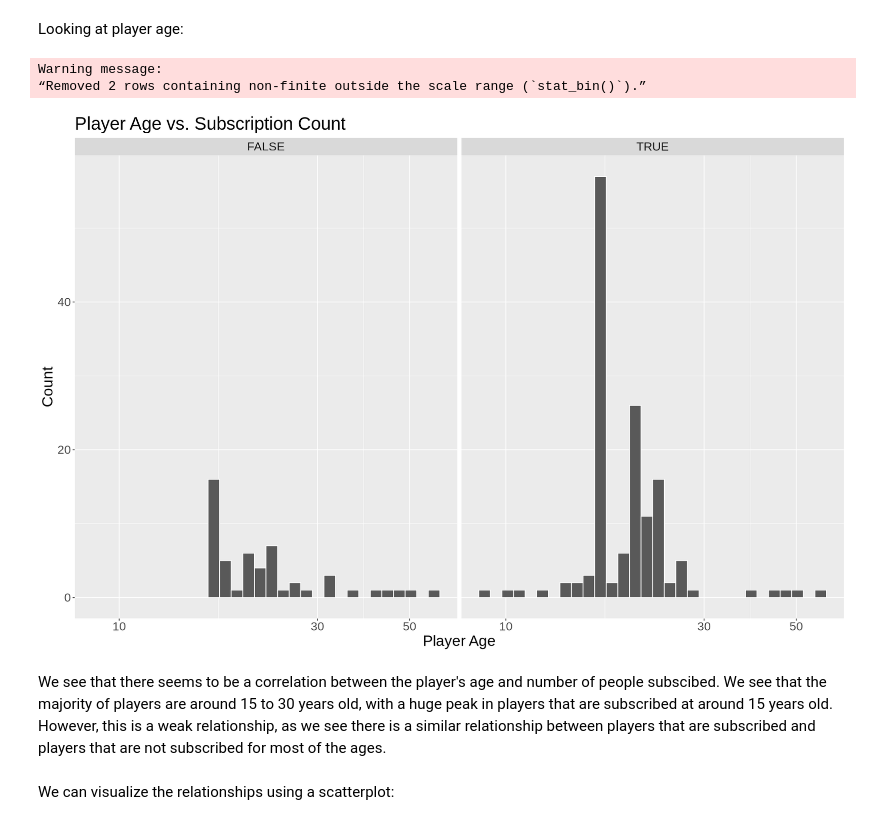
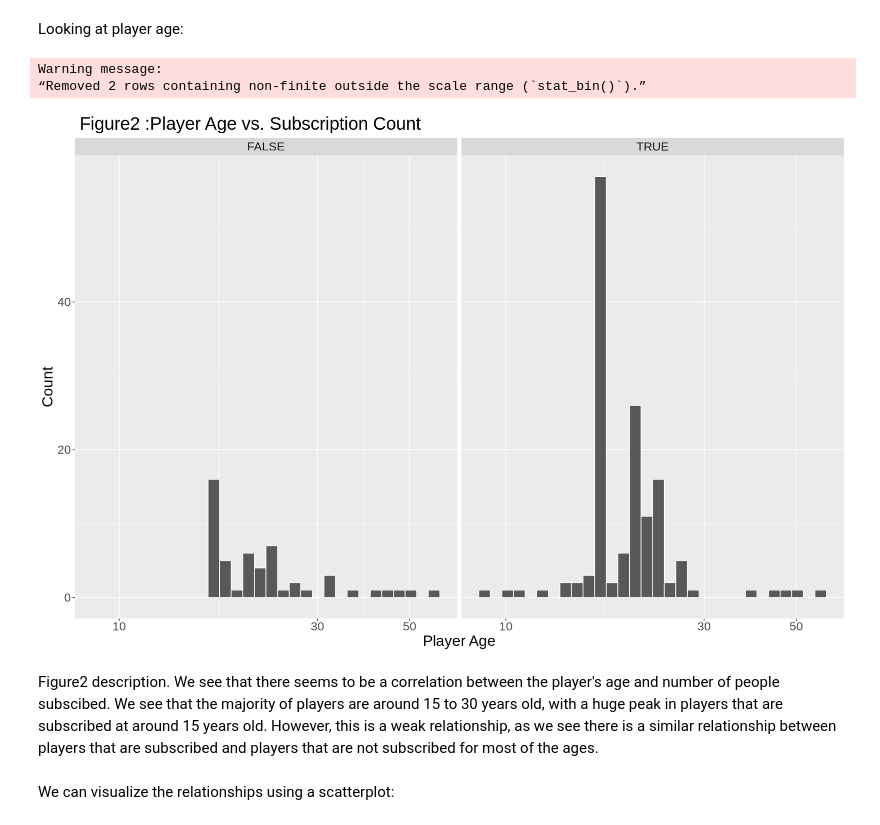
Before and after one commit to yunan-Deng/data_science_100_group33, a Jupyter notebook: Final Project Report.ipynb, the cells around one changed output. Saved outputs shown, nothing was run; the diff lists cells and outputs as text; code cells hidden in the pictures.

```diff
--- a/Final Project Report.ipynb
+++ b/Final Project Report.ipynb
@@ -142,19 +145,19 @@ Looking at player age:
 # %%
 options(repr.plot.width = 15, repr.plot.height = 10)
 players_age <- players_clean |>
     ggplot(aes(x = Age)) +
     geom_histogram(bins = 30, color = "white") +
     scale_x_log10() +
     facet_wrap(~subscribe) +
-    labs(title = "Player Age vs. Subscription Count", x = "Player Age", y = "Count") +
+    labs(title = " Figure2 :Player Age vs. Subscription Count", x = "Player Age", y = "Count") +
     theme(text = element_text(size = 20))
 players_age
 # %% [output]
 Warning message:
 “Removed 2 rows containing non-finite outside the scale range (`stat_bin()`).”
-[figure, old version]
+[figure, new version]
 # %% [markdown]
-We see that there seems to be a correlation between the player's age and number of people subscibed. We see that the majority of players are around 15 to 30 years old, with a huge peak in players that are subscribed at around 15 years old. However, this is a weak relationship, as we see there is a similar relationship between players that are subscribed and players that are not subscribed for most of the ages.
+Figure2 description. We see that there seems to be a correlation between the player's age and number of people subscibed. We see that the majority of players are around 15 to 30 years old, with a huge peak in players that are subscribed at around 15 years old. However, this is a weak relationship, as we see there is a similar relationship between players that are subscribed and players that are not subscribed for most of the ages.
 # %% [markdown]
 We can visualize the relationships using a scatterplot:
 # %%
```
Also changed, not shown: parts of 18 cells of this notebook.
